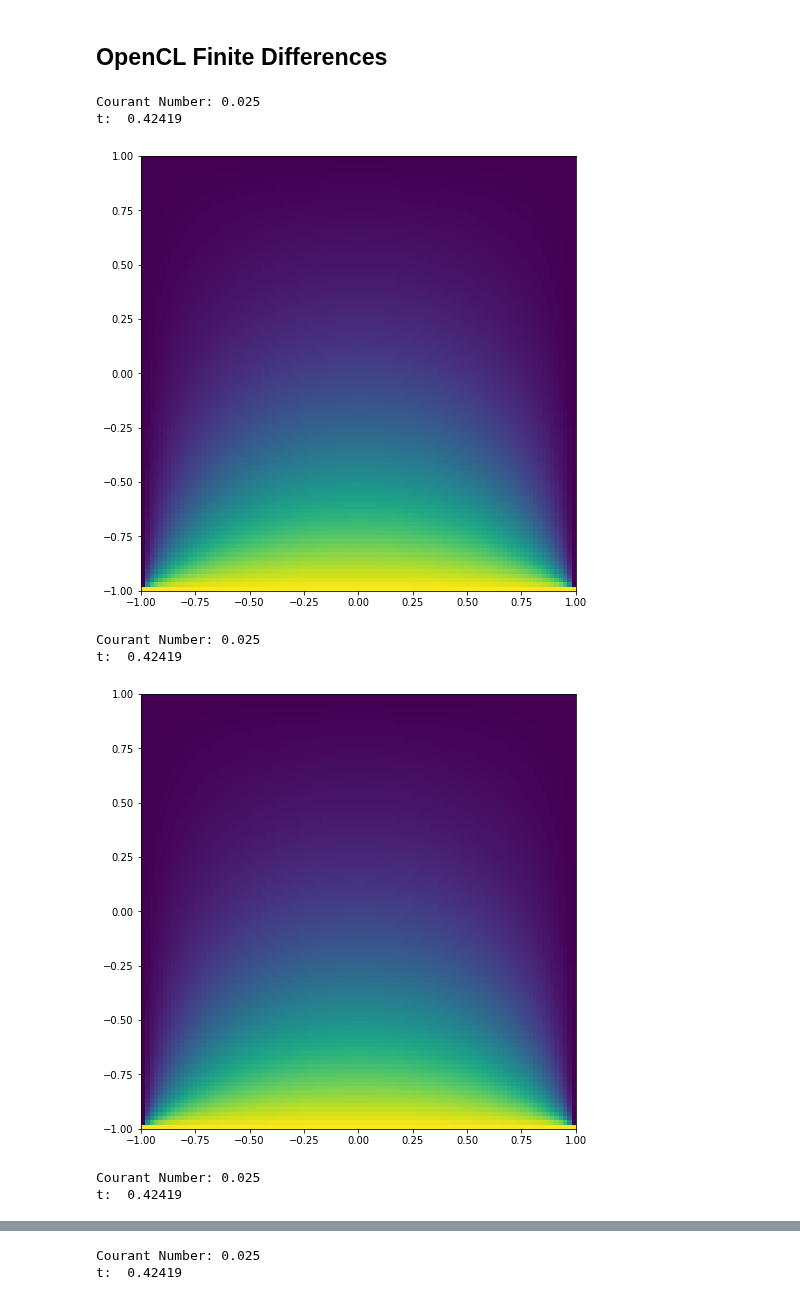
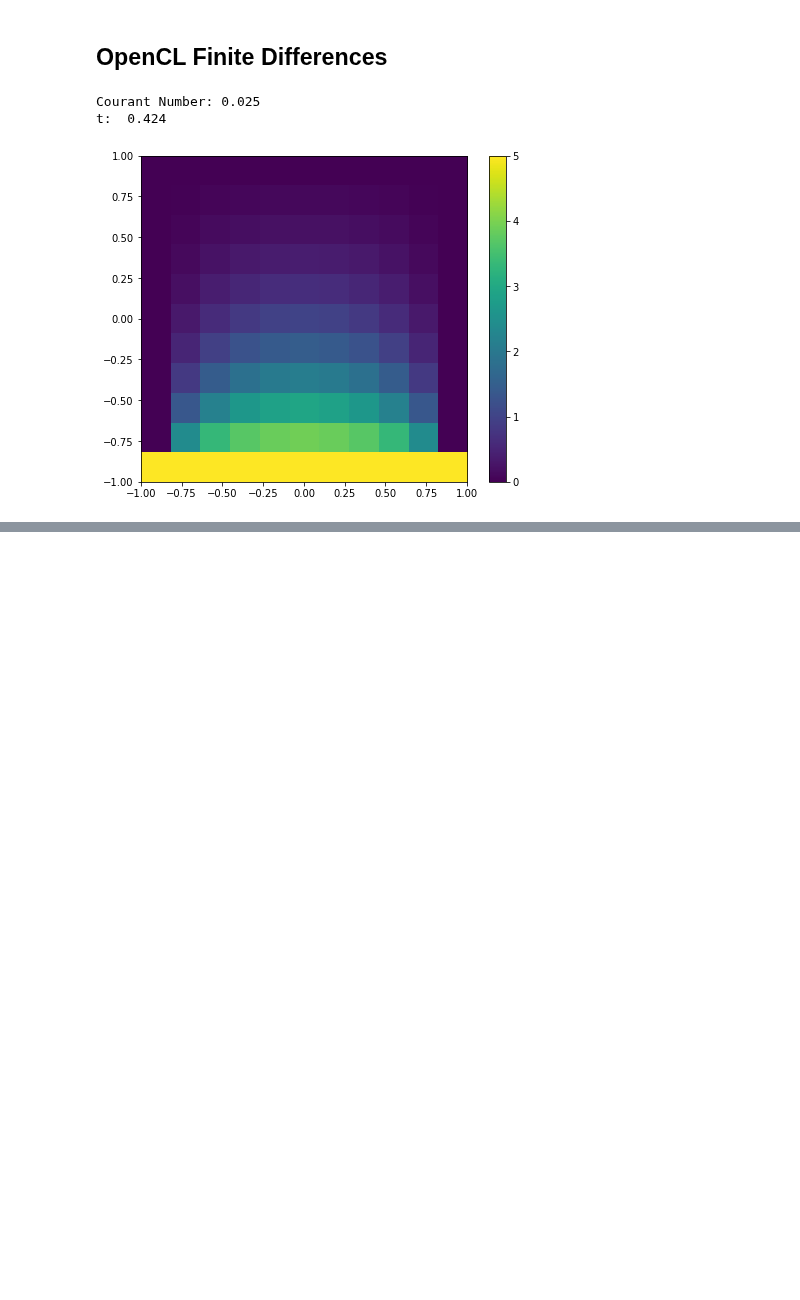
Before and after one commit to johnduffymsc/PHAS0102, a Jupyter notebook: assignment-4.ipynb, the cells around one changed output, grey strips where cells are left out. Cells and saved outputs as stored; diff of their text form; code cells hidden in the pictures; blank space fills up the shorter version.

```diff
--- a/assignment-4.ipynb
+++ b/assignment-4.ipynb
@@ -287,8 +272,8 @@ Let's refactor it...
 
 This may be slower...
 # %%
-N = 101
-M = 100001
+N = 11
+M = 1001
 # %%
 @njit(parallel=True)
 def timestep(n, u):
@@ -341,0 +316,3 @@ t:  0.42401
+# %%
+N = 1001
+M = 1000001
@@ -341,0 +333,26 @@ t:  0.42401
+# %%
+#%%timeit
+
+u = np.full((N, N), 1_000_000_000, dtype=np.int32)
+u[0, :] = 1_500_000_000
+
+print("Courant Number: {}".format(((N - 1) * (N - 1)) / (4 * (M - 1))))
+
+i = 0
+
+while u[(N - 1) // 2, (N - 1) // 2] < 1_100_000_000:
+    u = timestep(N, u)
+    i += 1
+
+#u = timestep(N, u)
+#u = timestep(N, u)
+#u = timestep(N, u)
+
+print("t: ", i / (M - 1))
+
+print(u)
+
+plt.figure(figsize=(8, 6))
+plt.imshow(u, origin='lower', extent=(-1, 1, -1, 1))
+plt.colorbar()
+plt.show()
@@ -481,47 +501,43 @@ class FiniteDifferences:
         """
         self._kernel(self._queue, (self._n, self._n), None, np.int32(self._n), np.int32(self._m), np.int32(direction), self._u, self._v, self._temperature)
 # %%
-%%timeit
+#%%timeit
 
-N = 101
-M = 100001
+N = 11
+M = 1001
 
 u = np.zeros((N, N), dtype=np.float32)
 u[0, :] = 5.0
 
 print("Courant Number: {}".format(((N - 1) * (N - 1)) / (4 * (M - 1))))
 
 
 finite_differences = FiniteDifferences(N, M)
 
 finite_differences.copy_u_to_device(u)
 
 i = 0
 direction = 1
 
 while True:
     finite_differences.iterate(direction)
     i += 1
     temperature = finite_differences.copy_temperature_from_device()
     if not temperature < 1.0:
         if direction == 1:
             u = finite_differences.copy_v_from_device()
         else:
             u = finite_differences.copy_u_from_device()
         break
     direction *= -1
 
 print("t: ", i / (M - 1))
 
-plt.figure(figsize=(8, 8))
+plt.figure(figsize=(8, 6))
 plt.imshow(u, origin='lower', extent=(-1, 1, -1, 1))
+plt.colorbar()
 plt.show()
 # %% [output]
 Courant Number: 0.025
-t:  0.42419
+t:  0.424
-[figure, old version]
+[figure, new version]
-Courant Number: 0.025
-t:  0.42419
-[figure, removed]
-Courant Number: 0.025
-t:  0.42419
@@ -529,2 +543,0 @@ t:  0.42419
-Courant Number: 0.025
-t:  0.42419
```
Also changed, not shown: parts of 10 cells of this notebook, 1 other file.
